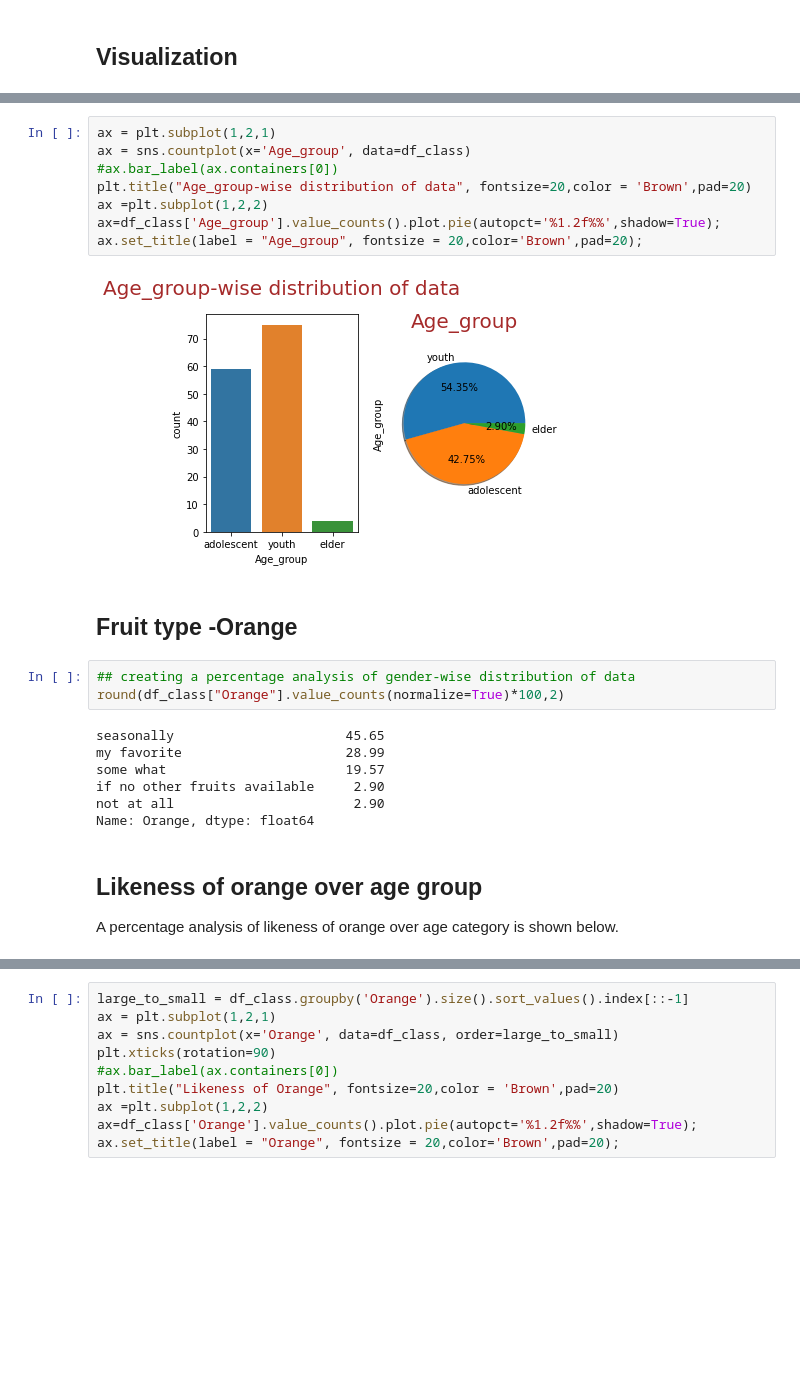
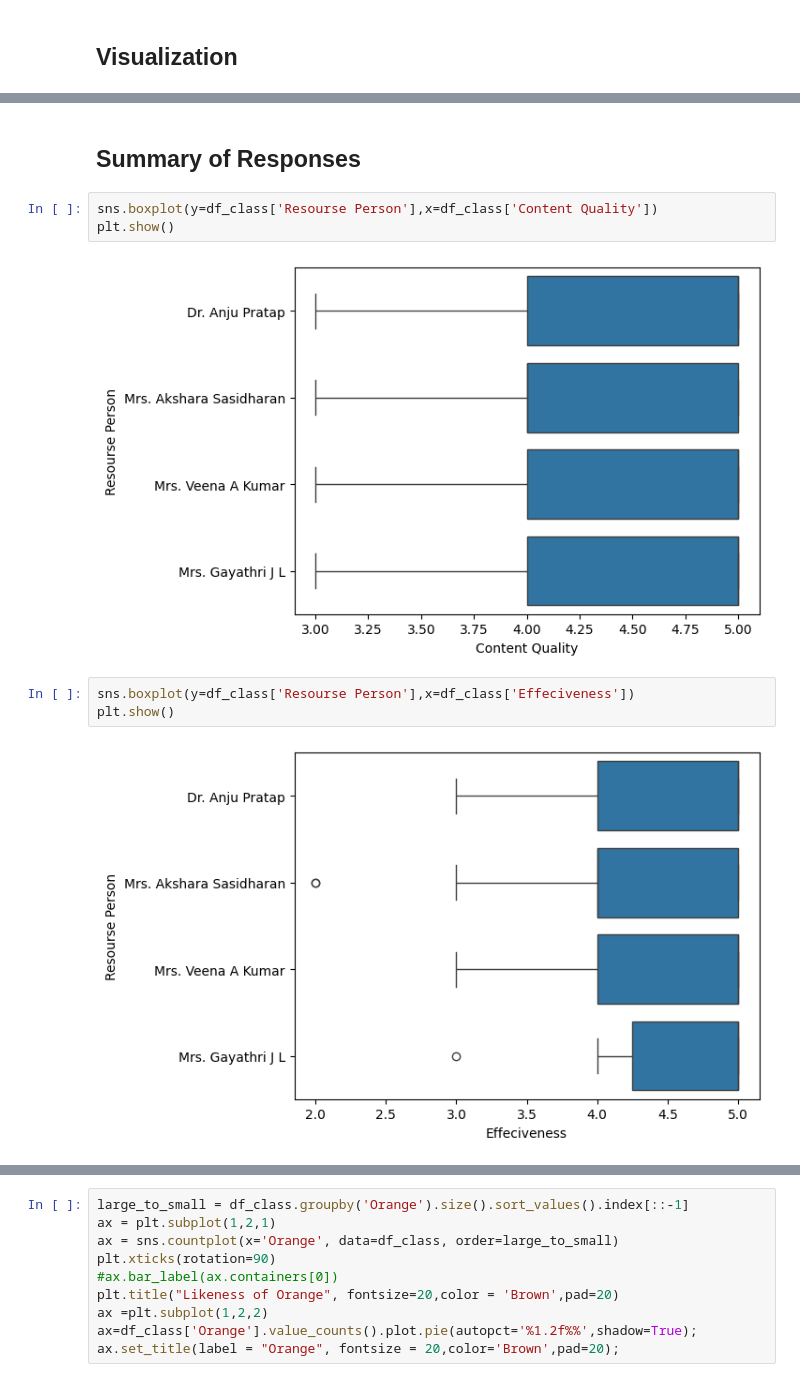
Before and after one commit to sijuswamy/Intel-Unnati-sessions, a Jupyter notebook: Feed_back_Data_Analysis.ipynb, the cells around one changed output, grey strips where cells are left out. Drawn from its saved outputs; the diff is of its cells as text; blank space fills up the shorter version.

```diff
--- a/Feed_back_Data_Analysis.ipynb
+++ b/Feed_back_Data_Analysis.ipynb
@@ -120,26 +167,12 @@ Name: Age_group, dtype: float64
-# %%
-ax = plt.subplot(1,2,1)
-ax = sns.countplot(x='Age_group', data=df_class)
-#ax.bar_label(ax.containers[0])
-plt.title("Age_group-wise distribution of data", fontsize=20,color = 'Brown',pad=20)
-ax =plt.subplot(1,2,2)
-ax=df_class['Age_group'].value_counts().plot.pie(autopct='%1.2f%%',shadow=True);
-ax.set_title(label = "Age_group", fontsize = 20,color='Brown',pad=20);
-# %% [output]
-[figure, removed]
-# %% [markdown]
-## Fruit type -Orange
-# %%
-## creating a percentage analysis of gender-wise distribution of data
-round(df_class["Orange"].value_counts(normalize=True)*100,2)
-# %% [output]
-seasonally                      45.65
-my favorite                     28.99
-some what                       19.57
-if no other fruits available     2.90
-not at all                       2.90
-Name: Orange, dtype: float64
-# %% [markdown]
-## Likeness of orange over age group
-
-A percentage analysis of likeness of orange over age category is shown below.
+# %% [markdown]
+## Summary of Responses
+# %%
+sns.boxplot(y=df_class['Resourse Person'],x=df_class['Content Quality'])
+plt.show()
+# %% [output]
+[figure, added]
+# %%
+sns.boxplot(y=df_class['Resourse Person'],x=df_class['Effeciveness'])
+plt.show()
+# %% [output]
+[figure, added]
```
Also changed, not shown: parts of 44 cells of this notebook.
